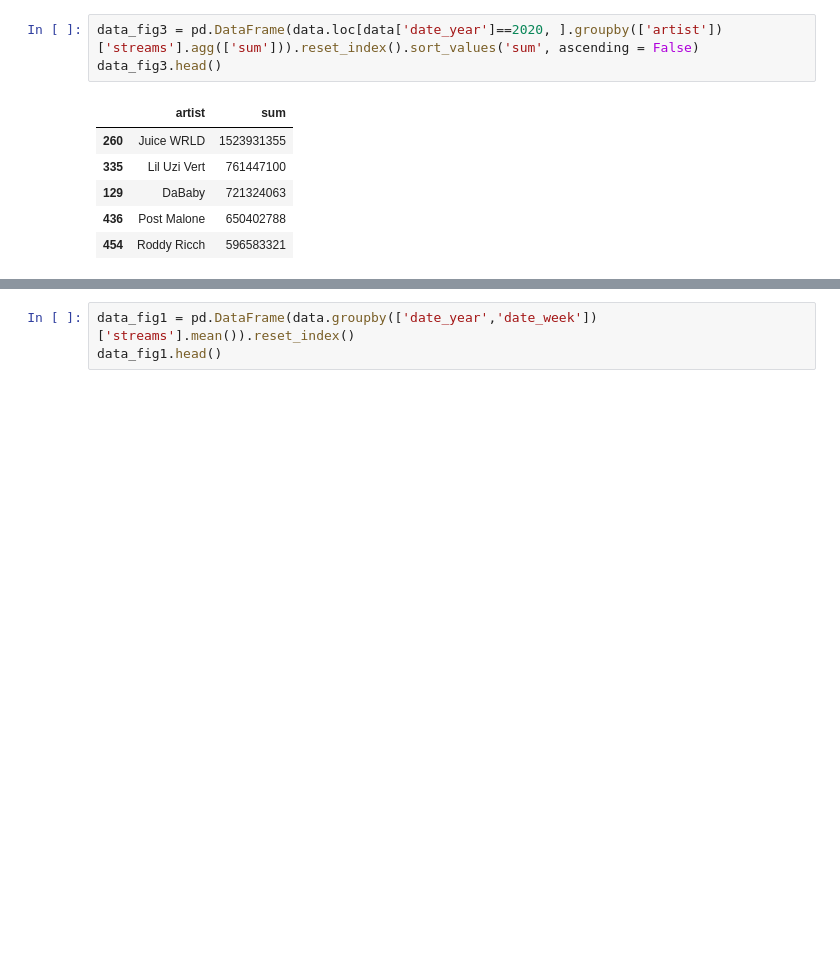
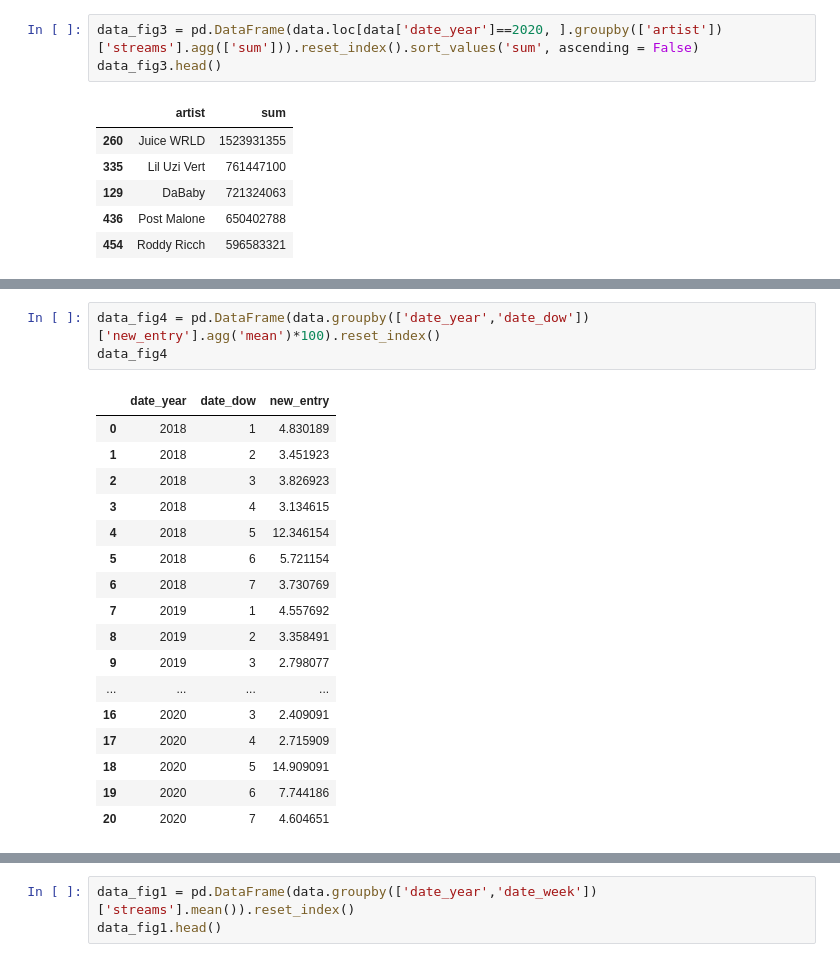
Before and after one commit to dynacao/streaming_spotify, a Jupyter notebook: analysis_spotify_YC.ipynb, the cells around one changed output, grey strips where cells are left out. Drawn from its saved outputs; the diff is of its cells as text; blank space fills up the shorter version.

```diff
--- a/analysis_spotify_YC.ipynb
+++ b/analysis_spotify_YC.ipynb
@@ -67,3 +67,24 @@ fig3 = px.histogram(data_fig3, x = 'sum')
 fig3.show()
 # %% [output]
 [interactive output not drawn]
+# %%
+data_fig4 = pd.DataFrame(data.groupby(['date_year','date_dow'])['new_entry'].agg('mean')*100).reset_index()
+data_fig4
+# %% [output]
+|  | date_year | date_dow | new_entry |
+| 0 | 2018 | 1 | 4.830189 |
+| 1 | 2018 | 2 | 3.451923 |
+| 2 | 2018 | 3 | 3.826923 |
+| 3 | 2018 | 4 | 3.134615 |
+| 4 | 2018 | 5 | 12.346154 |
+| 5 | 2018 | 6 | 5.721154 |
+| 6 | 2018 | 7 | 3.730769 |
+| 7 | 2019 | 1 | 4.557692 |
+| 8 | 2019 | 2 | 3.358491 |
+| 9 | 2019 | 3 | 2.798077 |
+| ... | ... | ... | ... |
+| 16 | 2020 | 3 | 2.409091 |
+| 17 | 2020 | 4 | 2.715909 |
+| 18 | 2020 | 5 | 14.909091 |
+| 19 | 2020 | 6 | 7.744186 |
+| 20 | 2020 | 7 | 4.604651 |
```
Also changed, not shown: parts of 2 cells of this notebook, 1 other file.
